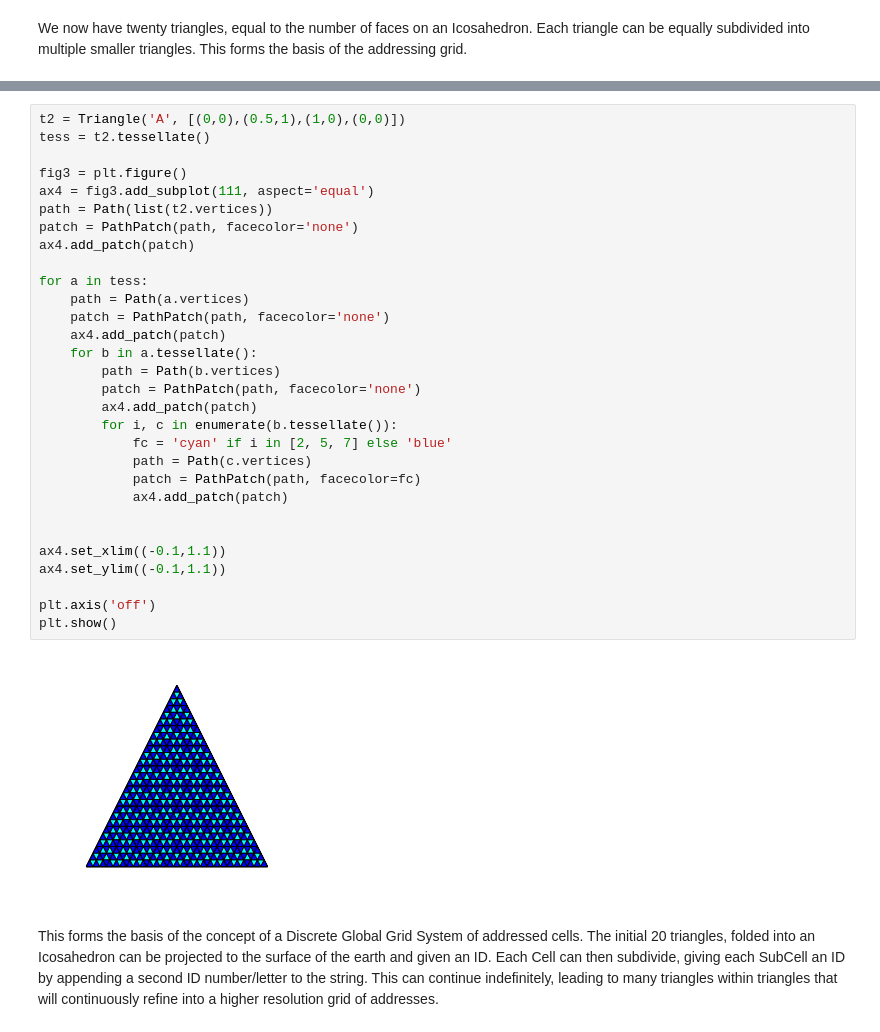
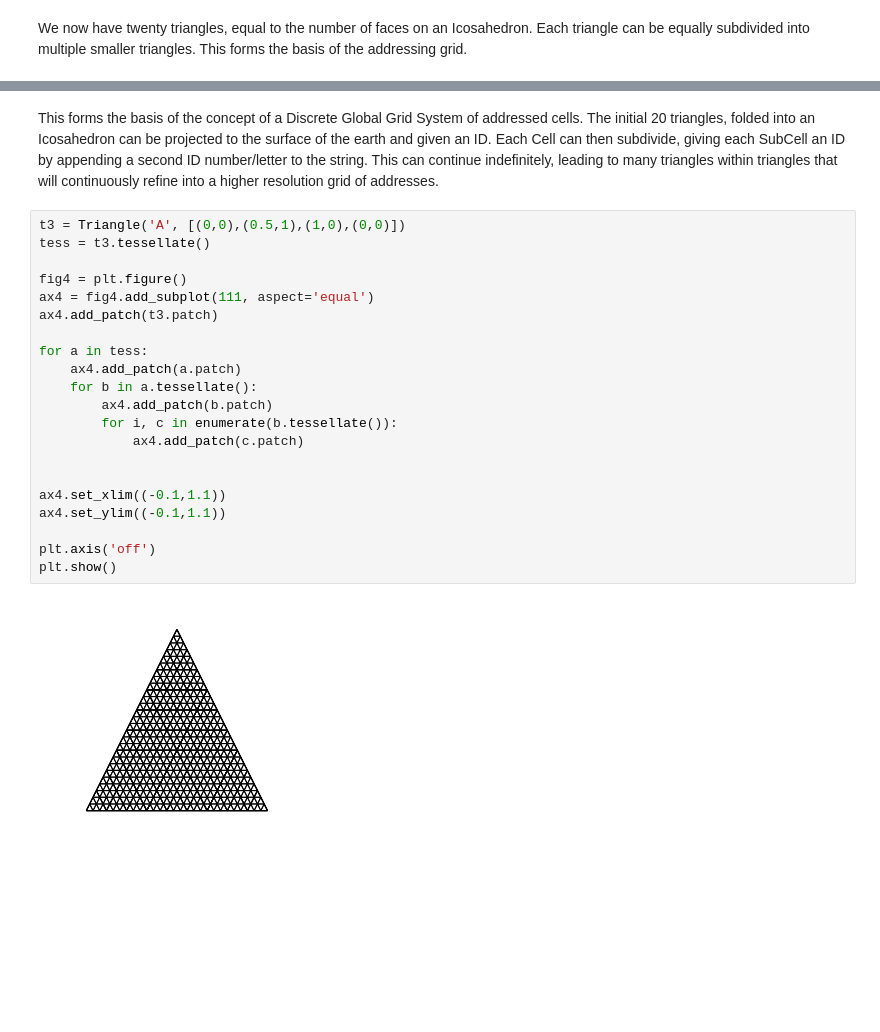
Before and after one commit to data-navigator/dggs, a Jupyter notebook: notebooks/Exploring Discrete Global Grid Systems.ipynb, the cells around one changed output, grey strips where cells are left out. Saved outputs shown, nothing was run; the diff lists cells and outputs as text; blank space fills up the shorter version.

```diff
--- a/notebooks/Exploring Discrete Global Grid Systems.ipynb
+++ b/notebooks/Exploring Discrete Global Grid Systems.ipynb
@@ -137,34 +127,25 @@ plt.show()
-# %%
-t2 = Triangle('A', [(0,0),(0.5,1),(1,0),(0,0)])
-tess = t2.tessellate()
-
-fig3 = plt.figure()
-ax4 = fig3.add_subplot(111, aspect='equal')
-path = Path(list(t2.vertices))
-patch = PathPatch(path, facecolor='none')
-ax4.add_patch(patch)
-
-for a in tess:
-    path = Path(a.vertices)
-    patch = PathPatch(path, facecolor='none')
-    ax4.add_patch(patch)
-    for b in a.tessellate():
-        path = Path(b.vertices)
-        patch = PathPatch(path, facecolor='none')
-        ax4.add_patch(patch)
-        for i, c in enumerate(b.tessellate()):
-            fc = 'cyan' if i in [2, 5, 7] else 'blue'
-            path = Path(c.vertices)
-            patch = PathPatch(path, facecolor=fc)
-            ax4.add_patch(patch)
-
-
-ax4.set_xlim((-0.1,1.1))
-ax4.set_ylim((-0.1,1.1))
-
-plt.axis('off')
-plt.show()
-# %% [output]
-[figure, removed]
 # %% [markdown]
 This forms the basis of the concept of a Discrete Global Grid System of addressed cells. The initial 20 triangles, folded into an Icosahedron can be projected to the surface of the earth and given an ID. Each Cell can then subdivide, giving each SubCell an ID by appending a second ID number/letter to the string. This can continue indefinitely, leading to many triangles within triangles that will continuously refine into a higher resolution grid of addresses.
+# %%
+t3 = Triangle('A', [(0,0),(0.5,1),(1,0),(0,0)])
+tess = t3.tessellate()
+
+fig4 = plt.figure()
+ax4 = fig4.add_subplot(111, aspect='equal')
+ax4.add_patch(t3.patch)
+
+for a in tess:
+    ax4.add_patch(a.patch)
+    for b in a.tessellate():
+        ax4.add_patch(b.patch)
+        for i, c in enumerate(b.tessellate()):
+            ax4.add_patch(c.patch)
+
+
+ax4.set_xlim((-0.1,1.1))
+ax4.set_ylim((-0.1,1.1))
+
+plt.axis('off')
+plt.show()
+# %% [output]
+[figure, added]
```
Also changed, not shown: parts of 8 cells of this notebook.
